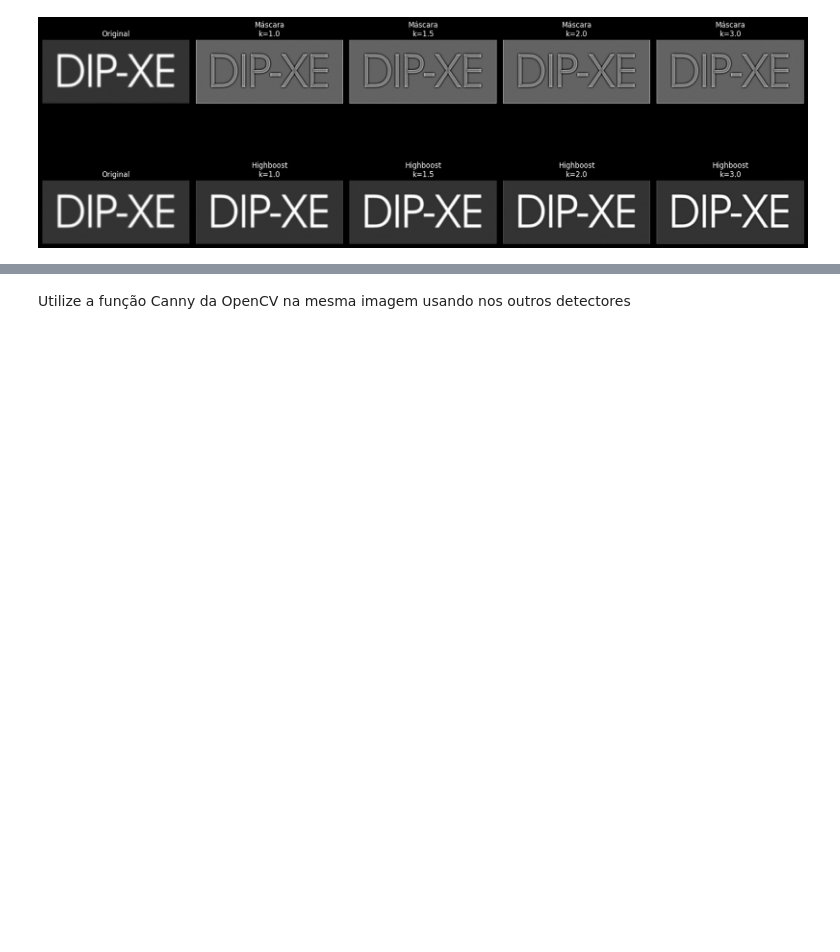
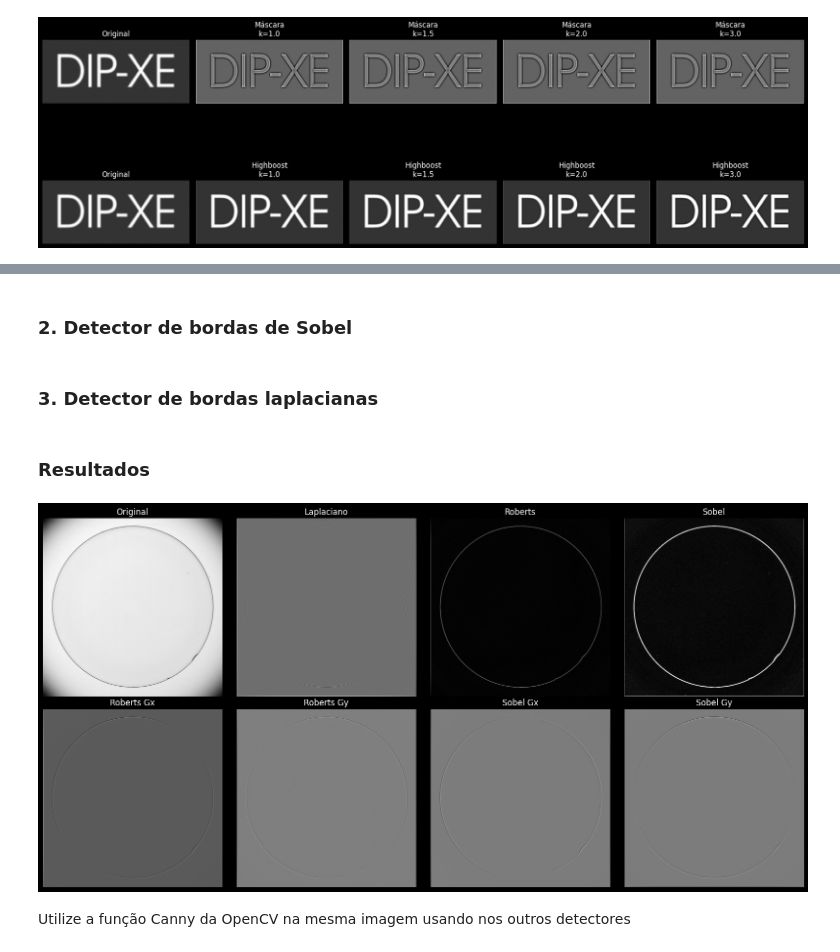
Before and after one commit to jvctrsilva/PDI_T1_Filtragem_Espacial, a Jupyter notebook: Filtragem_Espacial.ipynb, the cells around one changed output, grey strips where cells are left out. Saved outputs shown, nothing was run; the diff lists cells and outputs as text; code cells hidden in the pictures; blank space fills up the shorter version.

Commit message:
fix: ajustando os detectores de borda Roberts, Sobel e Laplaciano

```diff
--- a/Filtragem_Espacial.ipynb
+++ b/Filtragem_Espacial.ipynb
@@ -20,7 +20,7 @@ def load_image(img_name, color):
         'a': 'data/Fig0333(a)(test_pattern_blurring_orig).tif',
         'moon': 'data/Fig0338(a)(blurry_moon).tif',
         'dip-xe': 'data/Fig0340(a)(dipxe_text).tif',
-        'buildings': 'data/t1.jpg'
+        'circle': 'data/Fig0342(a)(contact_lens_original).tif'
     }
 
     # Define flag do OpenCV
@@ -639,5 +641,7 @@ def roberts_edge(img):
     magnitude = np.clip(magnitude, 0, 255).astype(np.uint8)
 
     return gx, gy, magnitude
+# %% [markdown]
+### 2. Detector de bordas de Sobel
 # %%
 # Função borda sobel
@@ -662,17 +665,18 @@ def sobel_edge(img):
     magnitude = np.clip(magnitude, 0, 255).astype(np.uint8)
 
     return gx, gy, magnitude
+# %% [markdown]
+### 3. Detector de bordas laplacianas
 # %%
 #Função borda laplacian
 def laplacian_edge(img, kernel):
     lap = conv2d(img, kernel, padding=True)
     return lap, normalize_minmax(lap)
+# %% [markdown]
+### Resultados
 # %%
-#Monta as imagens laplacian, edge e sobel
-
-img = cv2.imread('data/Fig0338(a)(blurry_moon).tif', 1)
-img_pondered = grayscale_pondered(img)
-img_pondered32 = img_pondered.astype(np.float32)
+#Monta as imagens Roberts, Sobel e laplacianas
+img = load_image('circle', 0)
 
 lap_raw, lap_show = laplacian_edge(img_pondered, laplacian_4)
 rob_gx, rob_gy, rob_mag = roberts_edge(img_pondered)
@@ -695,33 +699,35 @@ plt.imshow(rob_mag, cmap='gray')
 plt.title("Roberts")
 plt.axis('off')
 
 plt.subplot(2, 4, 4)
 plt.imshow(sob_mag, cmap='gray')
 plt.title("Sobel")
 plt.axis('off')
 
 plt.subplot(2, 4, 5)
 plt.imshow(normalize_minmax(rob_gx), cmap='gray')
 plt.title("Roberts Gx")
 plt.axis('off')
 
 plt.subplot(2, 4, 6)
 plt.imshow(normalize_minmax(rob_gy), cmap='gray')
 plt.title("Roberts Gy")
 plt.axis('off')
 
 plt.subplot(2, 4, 7)
 plt.imshow(normalize_minmax(sob_gx), cmap='gray')
 plt.title("Sobel Gx")
 plt.axis('off')
 
 plt.subplot(2, 4, 8)
 plt.imshow(normalize_minmax(sob_gy), cmap='gray')
 plt.title("Sobel Gy")
 plt.axis('off')
 
 plt.tight_layout()
 plt.show()
+# %% [output]
+[figure, added]
 # %% [markdown]
 Utilize a função Canny da OpenCV na mesma imagem usando nos outros detectores
 # %%
```
Also changed, not shown: parts of 4 cells of this notebook.
